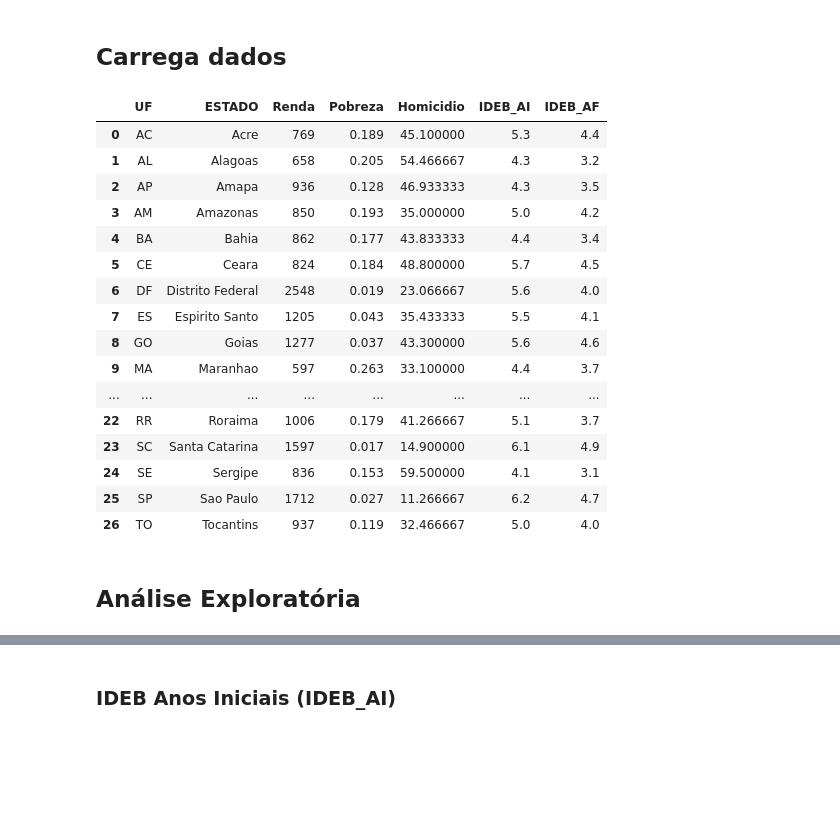
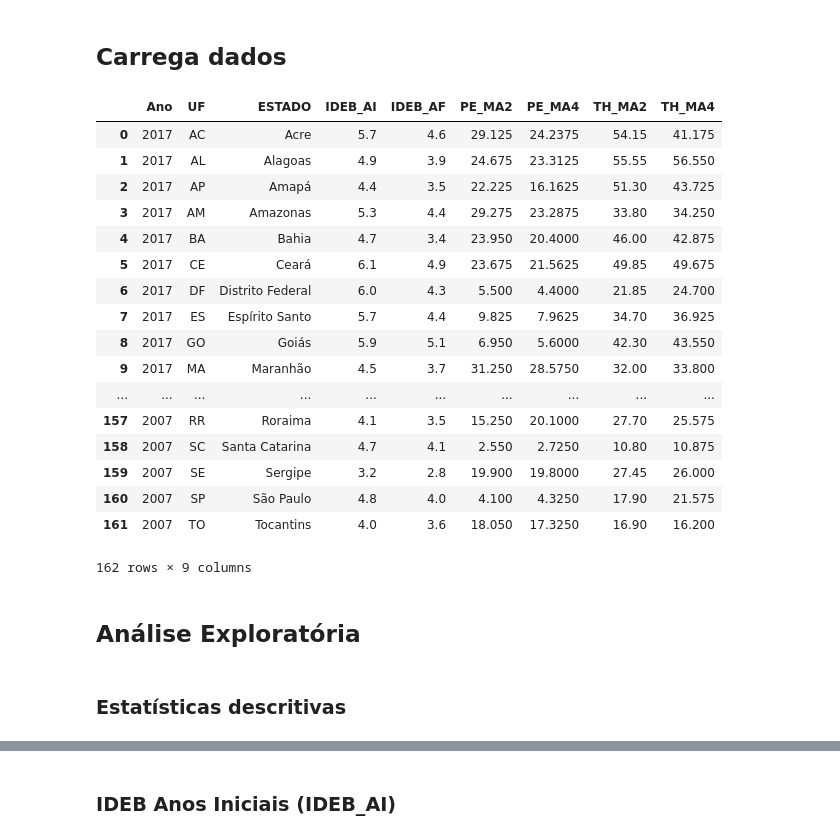
Before and after one commit to xboard/xboard.github.io, a Jupyter notebook: ipynb/IDEB.ipynb, the cells around one changed output, grey strips where cells are left out. Cells and saved outputs as stored; diff of their text form; code cells hidden in the pictures; blank space fills up the shorter version.

```diff
--- a/ipynb/IDEB.ipynb
+++ b/ipynb/IDEB.ipynb
@@ -27,28 +43,31 @@ import matplotlib.pyplot as plt
 # %% [markdown]
 ## Carrega dados
 # %%
-df = pd.read_csv('ideb2015.csv', sep='\t')
+df = pd.read_csv('IDEB.csv', sep=';', encoding='ansi')
 df
 # %% [output]
-|  | UF | ESTADO | Renda | Pobreza | Homicidio | IDEB_AI | IDEB_AF |
-| 0 | AC | Acre | 769 | 0.189 | 45.100000 | 5.3 | 4.4 |
-| 1 | AL | Alagoas | 658 | 0.205 | 54.466667 | 4.3 | 3.2 |
-| 2 | AP | Amapa | 936 | 0.128 | 46.933333 | 4.3 | 3.5 |
-| 3 | AM | Amazonas | 850 | 0.193 | 35.000000 | 5.0 | 4.2 |
-| 4 | BA | Bahia | 862 | 0.177 | 43.833333 | 4.4 | 3.4 |
-| 5 | CE | Ceara | 824 | 0.184 | 48.800000 | 5.7 | 4.5 |
-| 6 | DF | Distrito Federal | 2548 | 0.019 | 23.066667 | 5.6 | 4.0 |
-| 7 | ES | Espirito Santo | 1205 | 0.043 | 35.433333 | 5.5 | 4.1 |
-| 8 | GO | Goias | 1277 | 0.037 | 43.300000 | 5.6 | 4.6 |
-| 9 | MA | Maranhao | 597 | 0.263 | 33.100000 | 4.4 | 3.7 |
-| ... | ... | ... | ... | ... | ... | ... | ... |
-| 22 | RR | Roraima | 1006 | 0.179 | 41.266667 | 5.1 | 3.7 |
-| 23 | SC | Santa Catarina | 1597 | 0.017 | 14.900000 | 6.1 | 4.9 |
-| 24 | SE | Sergipe | 836 | 0.153 | 59.500000 | 4.1 | 3.1 |
-| 25 | SP | Sao Paulo | 1712 | 0.027 | 11.266667 | 6.2 | 4.7 |
-| 26 | TO | Tocantins | 937 | 0.119 | 32.466667 | 5.0 | 4.0 |
+|  | Ano | UF | ESTADO | IDEB_AI | IDEB_AF | PE_MA2 | PE_MA4 | TH_MA2 | TH_MA4 |
+| 0 | 2017 | AC | Acre | 5.7 | 4.6 | 29.125 | 24.2375 | 54.15 | 41.175 |
+| 1 | 2017 | AL | Alagoas | 4.9 | 3.9 | 24.675 | 23.3125 | 55.55 | 56.550 |
+| 2 | 2017 | AP | Amapá | 4.4 | 3.5 | 22.225 | 16.1625 | 51.30 | 43.725 |
+| 3 | 2017 | AM | Amazonas | 5.3 | 4.4 | 29.275 | 23.2875 | 33.80 | 34.250 |
+| 4 | 2017 | BA | Bahia | 4.7 | 3.4 | 23.950 | 20.4000 | 46.00 | 42.875 |
+| 5 | 2017 | CE | Ceará | 6.1 | 4.9 | 23.675 | 21.5625 | 49.85 | 49.675 |
+| 6 | 2017 | DF | Distrito Federal | 6.0 | 4.3 | 5.500 | 4.4000 | 21.85 | 24.700 |
+| 7 | 2017 | ES | Espírito Santo | 5.7 | 4.4 | 9.825 | 7.9625 | 34.70 | 36.925 |
+| 8 | 2017 | GO | Goiás | 5.9 | 5.1 | 6.950 | 5.6000 | 42.30 | 43.550 |
+| 9 | 2017 | MA | Maranhão | 4.5 | 3.7 | 31.250 | 28.5750 | 32.00 | 33.800 |
+| ... | ... | ... | ... | ... | ... | ... | ... | ... | ... |
+| 157 | 2007 | RR | Roraima | 4.1 | 3.5 | 15.250 | 20.1000 | 27.70 | 25.575 |
+| 158 | 2007 | SC | Santa Catarina | 4.7 | 4.1 | 2.550 | 2.7250 | 10.80 | 10.875 |
+| 159 | 2007 | SE | Sergipe | 3.2 | 2.8 | 19.900 | 19.8000 | 27.45 | 26.000 |
+| 160 | 2007 | SP | São Paulo | 4.8 | 4.0 | 4.100 | 4.3250 | 17.90 | 21.575 |
+| 161 | 2007 | TO | Tocantins | 4.0 | 3.6 | 18.050 | 17.3250 | 16.90 | 16.200 |
+162 rows × 9 columns
 # %% [markdown]
 ## Análise Exploratória
+# %% [markdown]
+### Estatísticas descritivas
 # %%
 df.describe()
 # %% [output]
```
Also changed, not shown: parts of 51 cells of this notebook.
